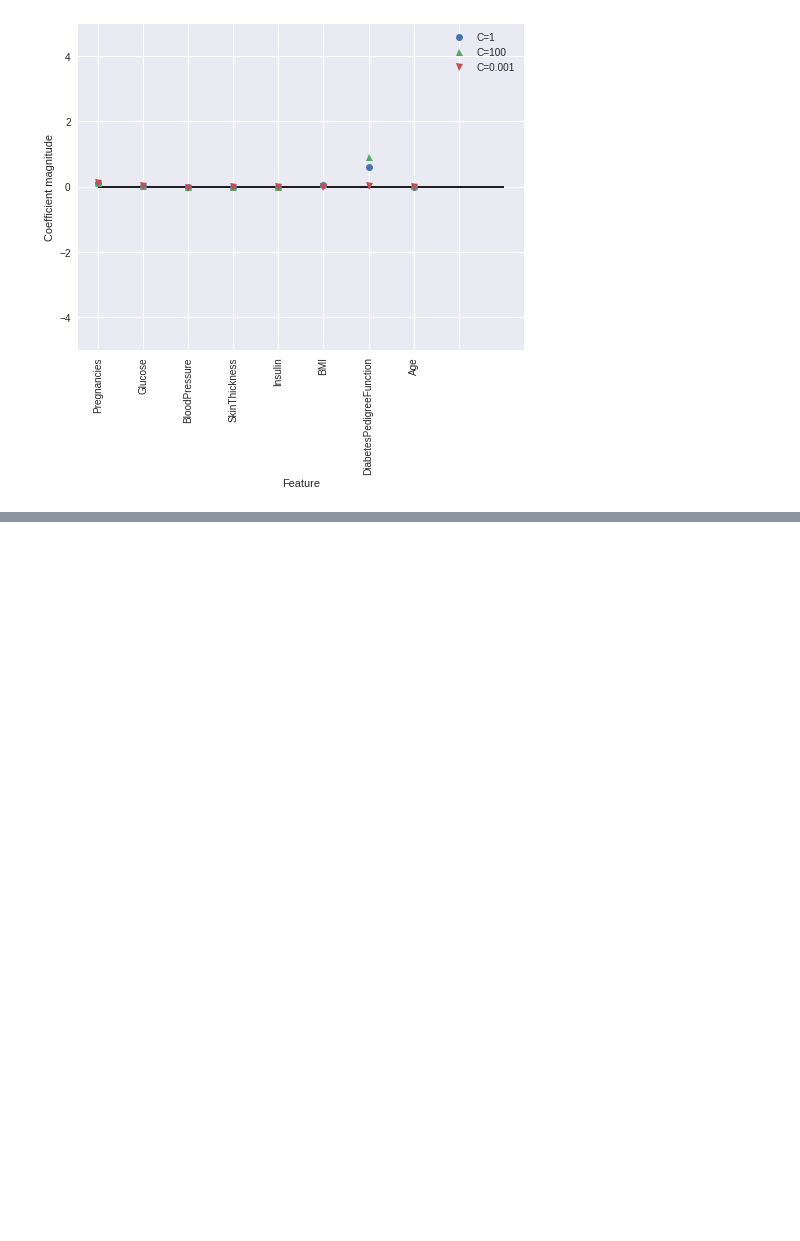
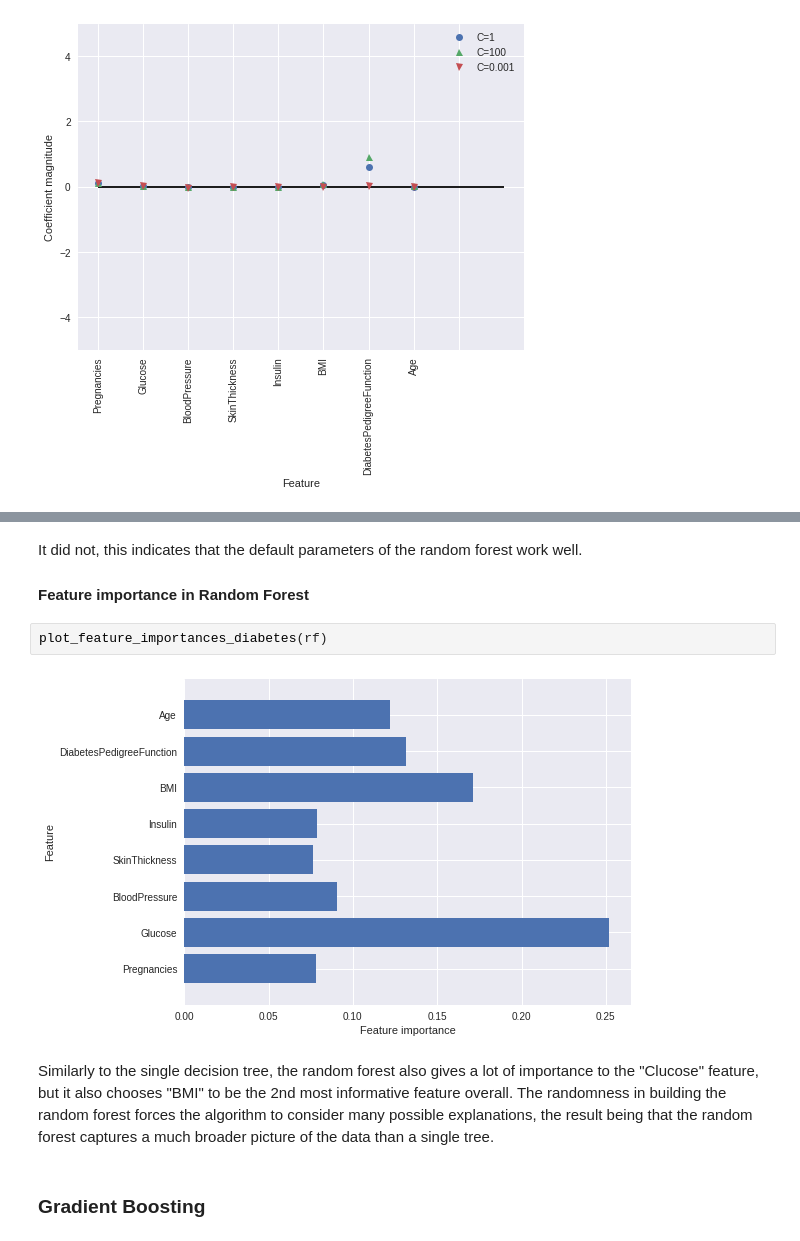
Before and after one commit to minkicu/100DayOfMLCode, a Jupyter notebook: day_063_solving_simple_prediction_problem.ipynb, the cells around one changed output, grey strips where cells are left out. Saved outputs shown, nothing was run; the diff lists cells and outputs as text; blank space fills up the shorter version.

```diff
--- a/day_063_solving_simple_prediction_problem.ipynb
+++ b/day_063_solving_simple_prediction_problem.ipynb
@@ -188,0 +266,13 @@ plt.show()
+# %% [markdown]
+It did not, this indicates that the default parameters of the random forest work well.
+
+
+#### Feature importance in Random Forest
+# %%
+plot_feature_importances_diabetes(rf)
+# %% [output]
+[figure, added]
+# %% [markdown]
+Similarly to the single decision tree, the random forest also gives a lot of importance to the "Clucose" feature, but it also chooses "BMI" to be the 2nd most informative feature overall. The randomness in building the random forest forces the algorithm to consider many possible explanations, the result being that the random forest captures a much broader picture of the data than a single tree.
+# %% [markdown]
+### Gradient Boosting
```
Also changed, not shown: parts of 14 cells of this notebook.
